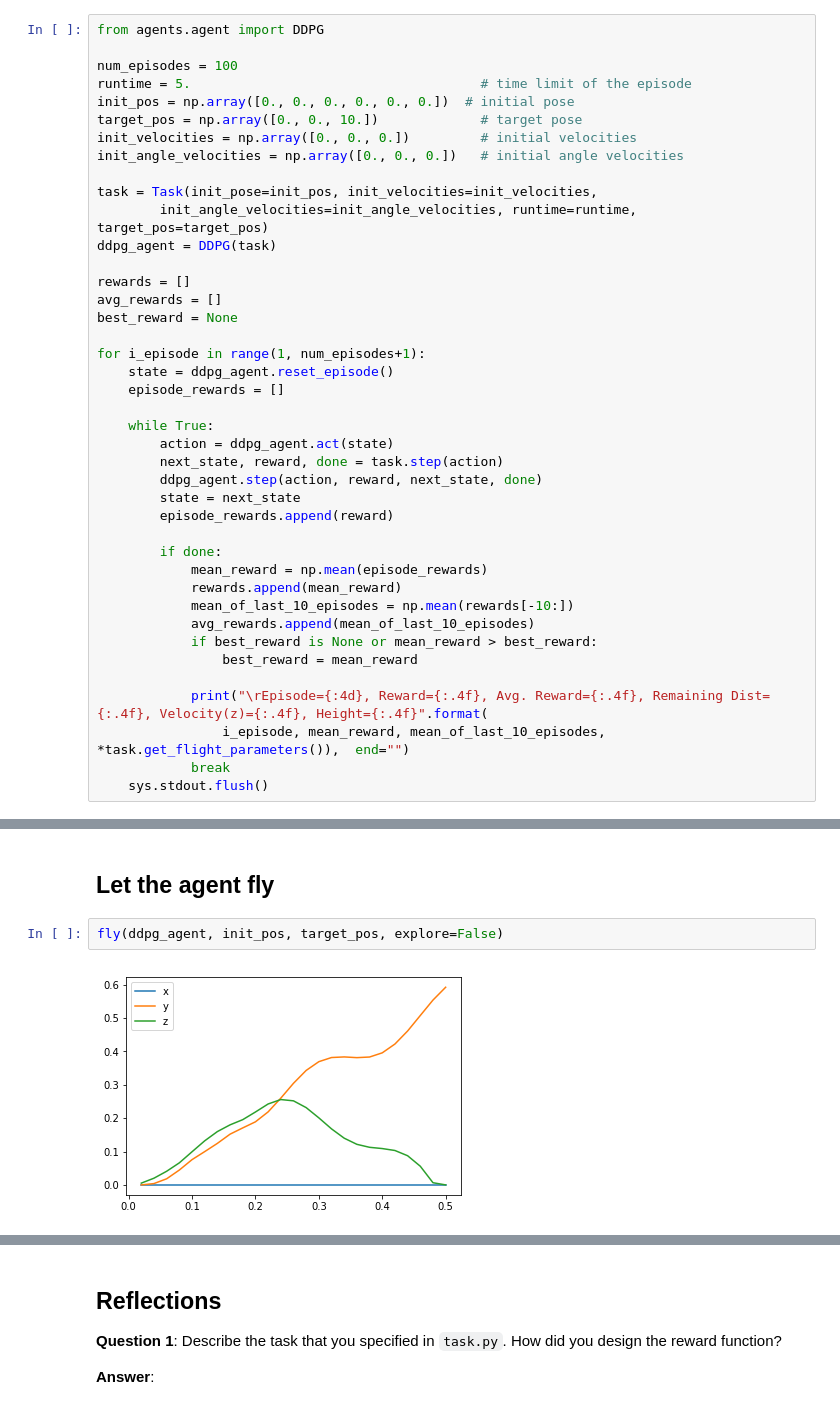
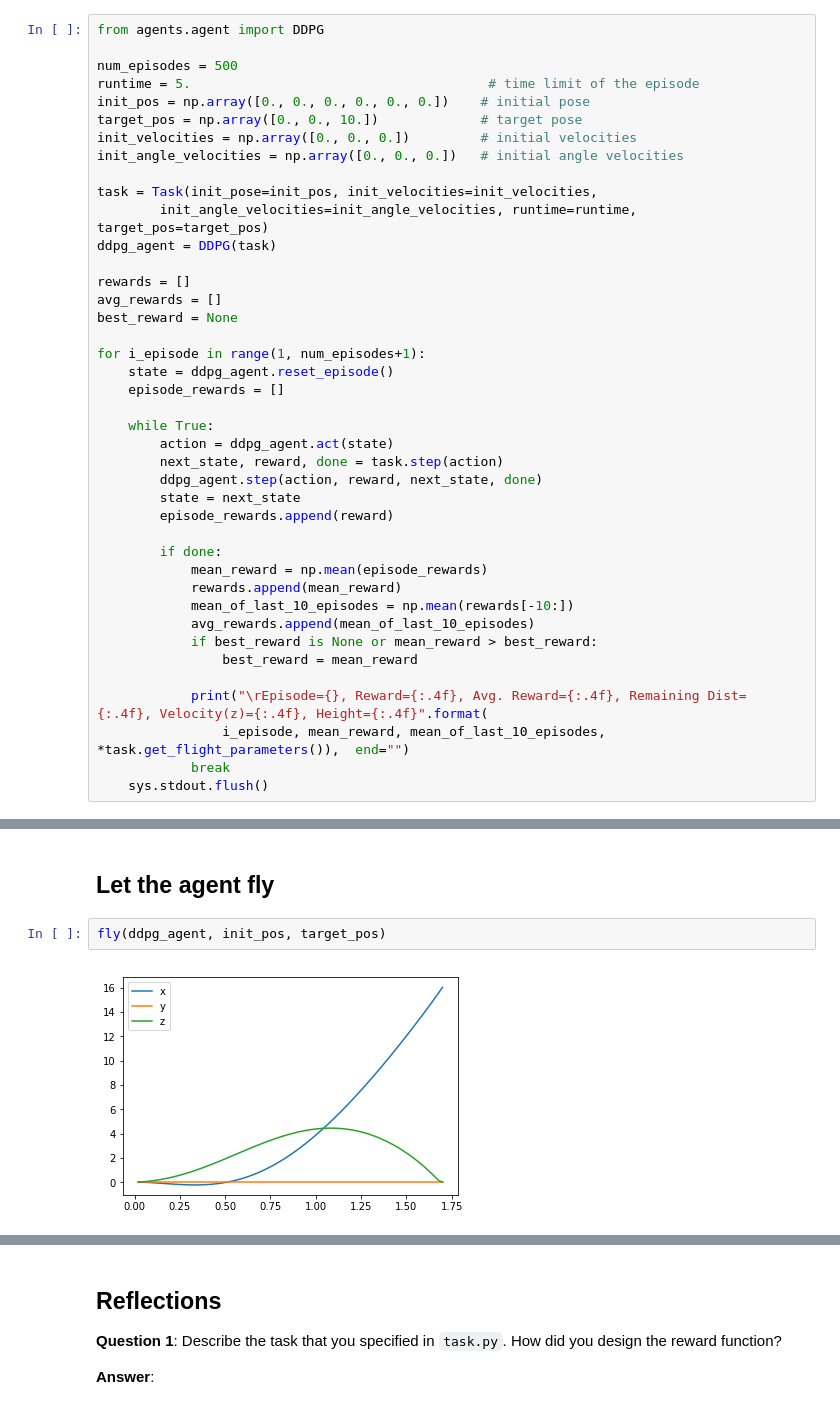
Before and after one commit to fatmirboja/RL-Quadcopter-2, a Jupyter notebook: Quadcopter_Project.ipynb, the cells around one changed output, grey strips where cells are left out. Drawn from its saved outputs; the diff is of its cells as text.

```diff
--- a/Quadcopter_Project.ipynb
+++ b/Quadcopter_Project.ipynb
@@ -286,9 +286,9 @@ As you develop your agent, it's important to keep an eye on how it's performing.
 # %%
 from agents.agent import DDPG
 
-num_episodes = 100
-runtime = 5.                                     # time limit of the episode
-init_pos = np.array([0., 0., 0., 0., 0., 0.])  # initial pose
+num_episodes = 500
+runtime = 5.                                      # time limit of the episode
+init_pos = np.array([0., 0., 0., 0., 0., 0.])    # initial pose
 target_pos = np.array([0., 0., 10.])             # target pose
 init_velocities = np.array([0., 0., 0.])         # initial velocities
 init_angle_velocities = np.array([0., 0., 0.])   # initial angle velocities
@@ -320,7 +320,7 @@ for i_episode in range(1, num_episodes+1):
             if best_reward is None or mean_reward > best_reward:
                 best_reward = mean_reward
 
-            print("\rEpisode={:4d}, Reward={:.4f}, Avg. Reward={:.4f}, Remaining Dist= {:.4f}, Velocity(z)={:.4f}, Height={:.4f}".format(
+            print("\rEpisode={}, Reward={:.4f}, Avg. Reward={:.4f}, Remaining Dist= {:.4f}, Velocity(z)={:.4f}, Height={:.4f}".format(
                 i_episode, mean_reward, mean_of_last_10_episodes, *task.get_flight_parameters()),  end="")
             break
     sys.stdout.flush()
@@ -337,6 +341,6 @@ plot_rewards(num_episodes, mean_rewards)
 # %% [markdown]
 ## Let the agent fly
 # %%
-fly(ddpg_agent, init_pos, target_pos, explore=False)
+fly(ddpg_agent, init_pos, target_pos)
 # %% [output]
-[figure, old version]
+[figure, new version]
```
Also changed, not shown: parts of 13 cells of this notebook, 3 other files.
